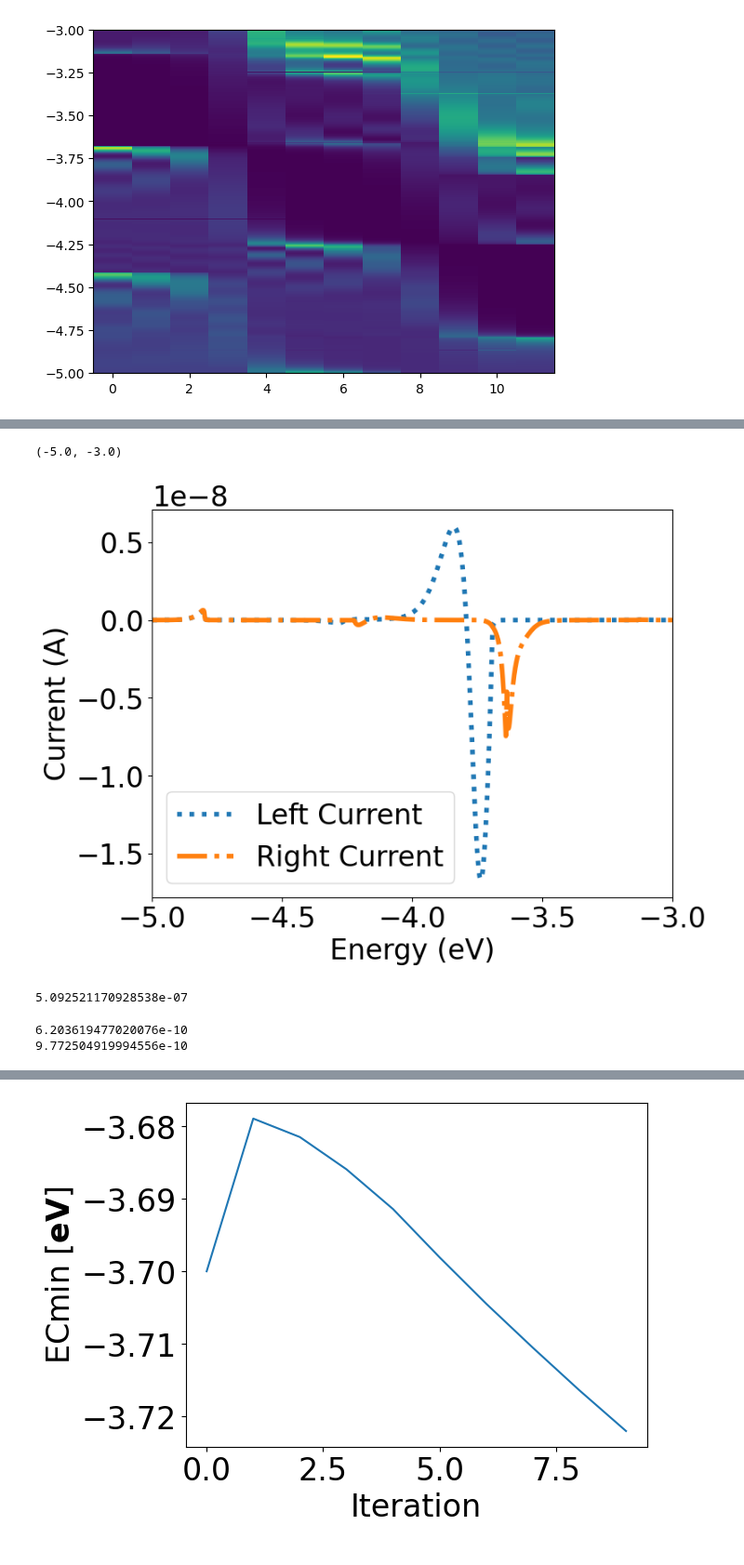
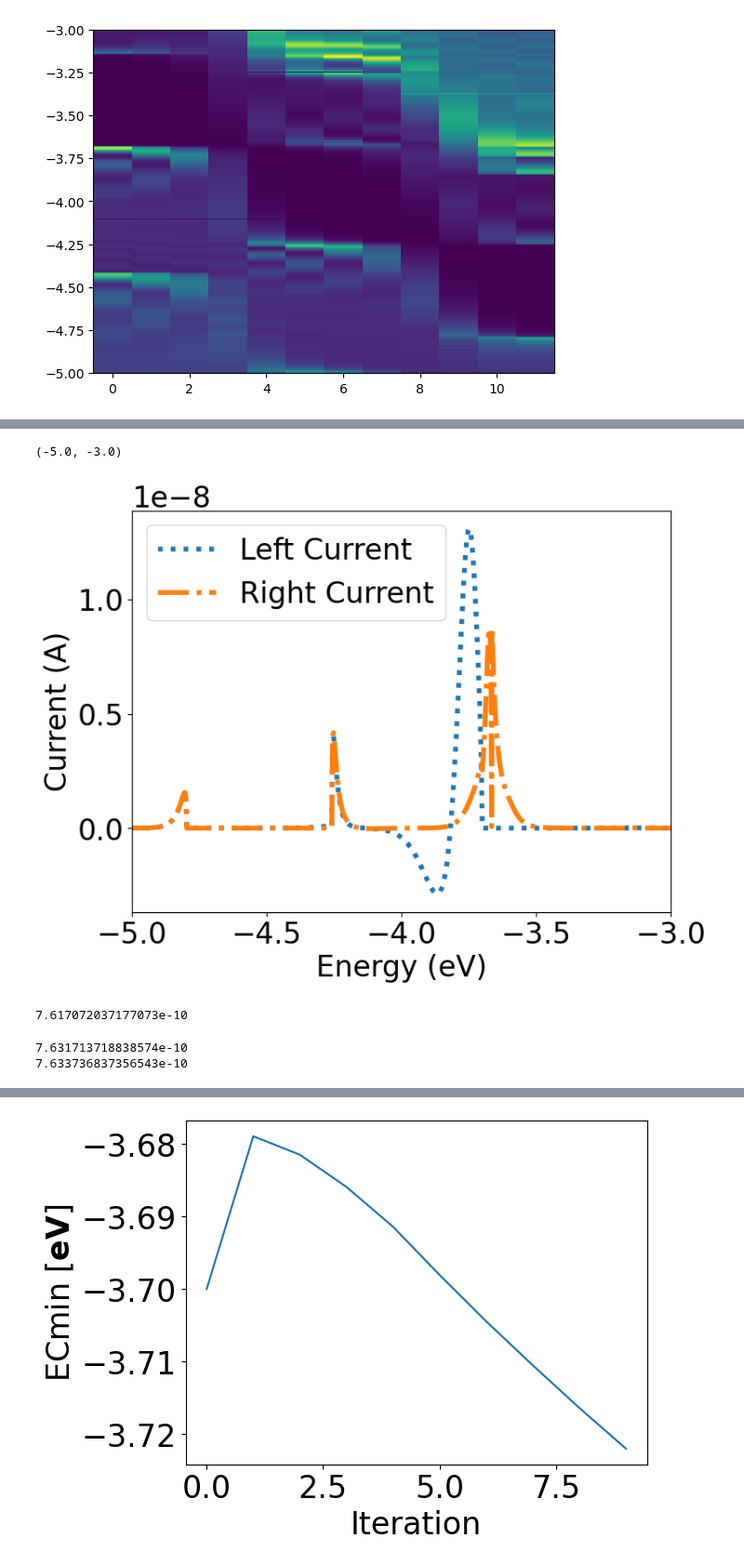
Before and after one commit to Nano-TCAD/QuaTrEx, a Jupyter notebook: quatrex/results/80TFET72/analysis.ipynb, the cells around one changed output, grey strips where cells are left out. Shown at 93% size. Saved outputs shown, nothing was run; the diff lists cells and outputs as text; code cells hidden in the pictures.

```diff
--- a/quatrex/results/80TFET72/analysis.ipynb
+++ b/quatrex/results/80TFET72/analysis.ipynb
@@ -286,32 +292,32 @@ Conservation condition satisfied at iteration 0
 # %%
-iter = 1
+iter = 31
 font = {'weight' : 'normal',
 'size'   : 24}
 matplotlib.rc('font', **font)
 IDE_temp = np.loadtxt('IDE_' + str(iter) + '.dat').view(complex)
 plt.figure(figsize = (8, 6))
 plt.plot(E, IDE_temp.real[:,0], label = 'Left Current', linewidth = 4, linestyle = ':')
 # plt.plot(E, IDE_temp.real[:,1], label = 'Left Current', linewidth = 4)
 # plt.plot(E, IDE_temp.real[:,3], label = 'Left Current', linewidth = 4)
 # plt.plot(E, IDE_temp.real[:,5], label = 'Left Current', linewidth = 4)
 # plt.plot(E, IDE_temp.real[:,7], label = 'Left Current', linewidth = 4)
 plt.plot(E, IDE_temp.real[:,-1], label = 'Right Current', linewidth = 4, linestyle = 'dashdot')
 plt.xlabel('Energy (eV)')
 plt.ylabel('Current (A)')
 plt.legend()
 plt.xlim(-5, -3)
 # %% [output]
 (-5.0, -3.0)
-[figure, old version]
+[figure, new version]
 # %%
-print(np.sum(IDE_temp.real[:, 0]))
+print(np.sum(IDE_temp.real[:, 0])*dE)
 # %% [output]
-5.092521170928538e-07
+7.617072037177073e-10
 # %%
-iter = 19
+iter = 31
 IDE_temp = np.loadtxt('IDE_' + str(iter) + '.dat').view(complex)
 print(np.sum(IDE_temp.real, axis = 0)[0] * dE)
 print(np.sum(IDE_temp.real, axis = 0)[-2] * dE)
 # %% [output]
-6.203619477020076e-10
-9.772504919994556e-10
+7.631713718838574e-10
+7.633736837356543e-10
```
Also changed, not shown: parts of 9 cells of this notebook, 11 other files.
